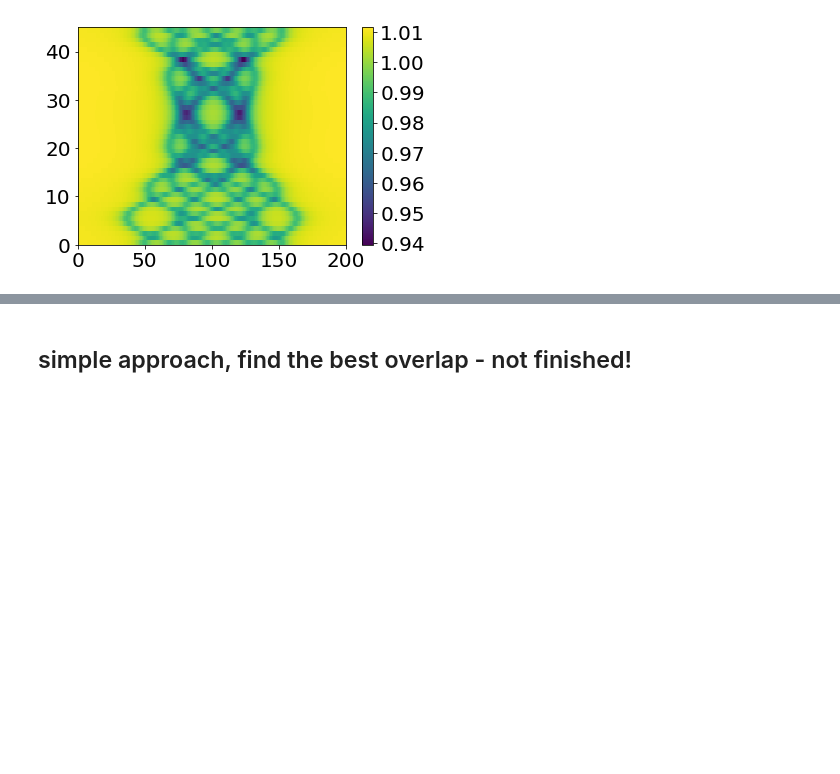
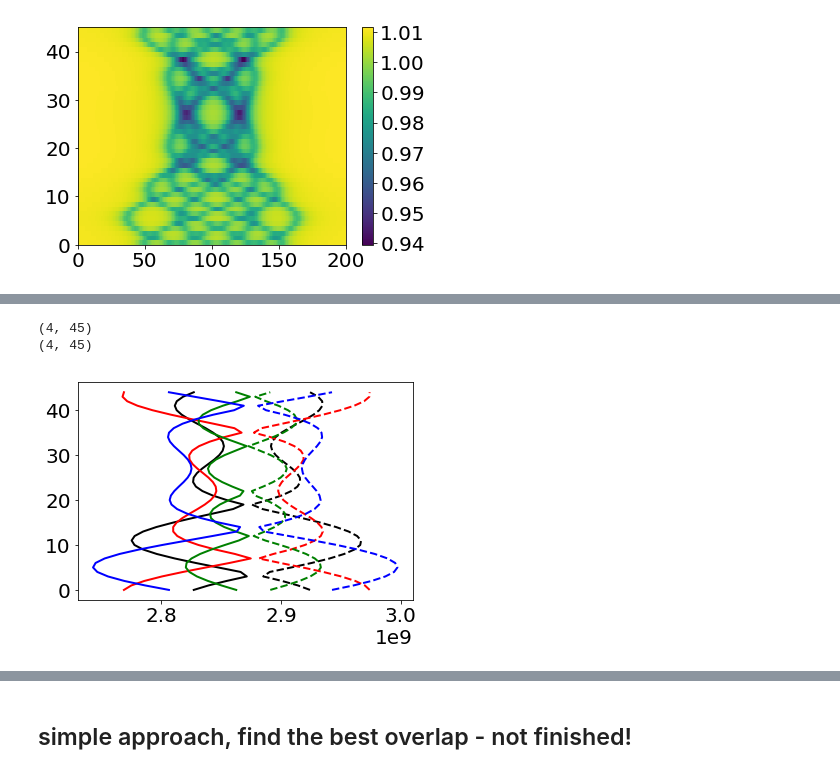
Before and after one commit to JanGieseler/pynvcenter, a Jupyter notebook: notebooks/experimental data - reconstruct magnet position from esr spectra.ipynb, the cells around one changed output, grey strips where cells are left out. Saved outputs shown, nothing was run; the diff lists cells and outputs as text; code cells hidden in the pictures; blank space fills up the shorter version.

```diff
--- a/notebooks/experimental data - reconstruct magnet position from esr spectra.ipynb
+++ b/notebooks/experimental data - reconstruct magnet position from esr spectra.ipynb
@@ -682,0 +694,12 @@ for Zo in [img, img_c]:
+# %%
+colors = 'krgb'
+line_style = ['-', '--']
+
+for esr_x, ls in zip(esr.T, line_style):
+    for line, c in zip(esr_x, colors):
+        plt.plot(line, range(len(line)), c+ls)
+    print(esr_x.shape)
+# %% [output]
+(4, 45)
+(4, 45)
+[figure, added]
```
Also changed, not shown: parts of 10 cells of this notebook, 6 other files.
